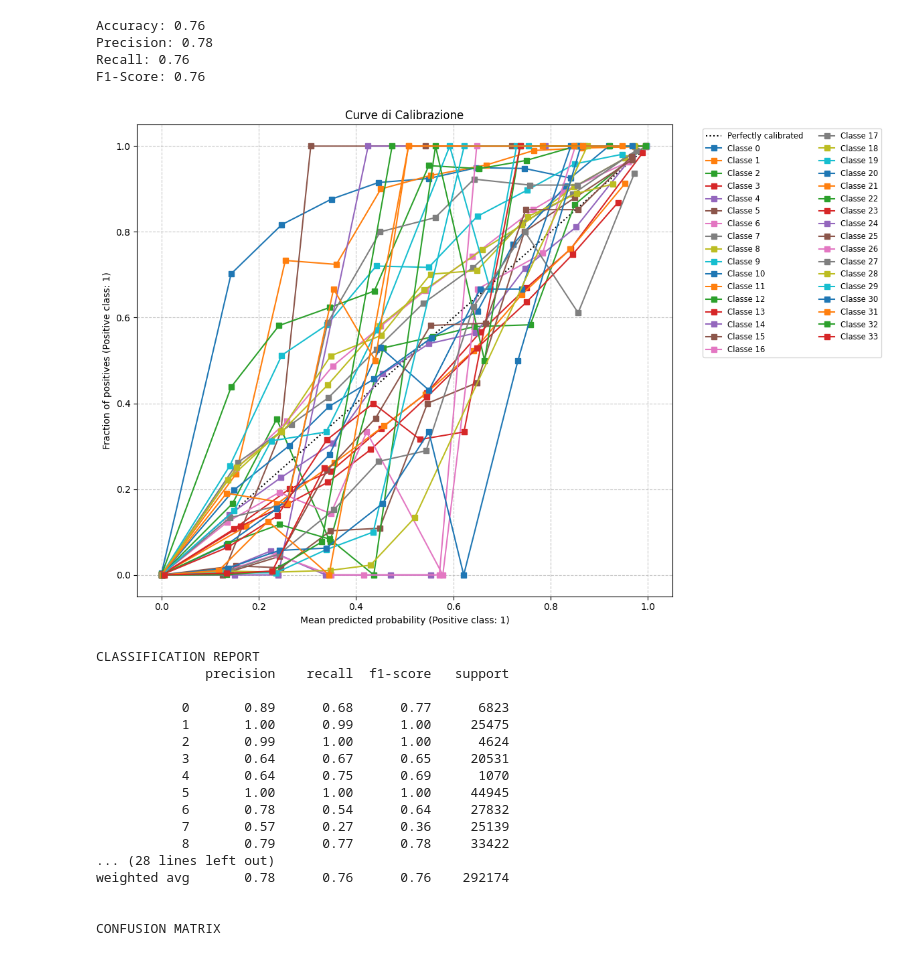
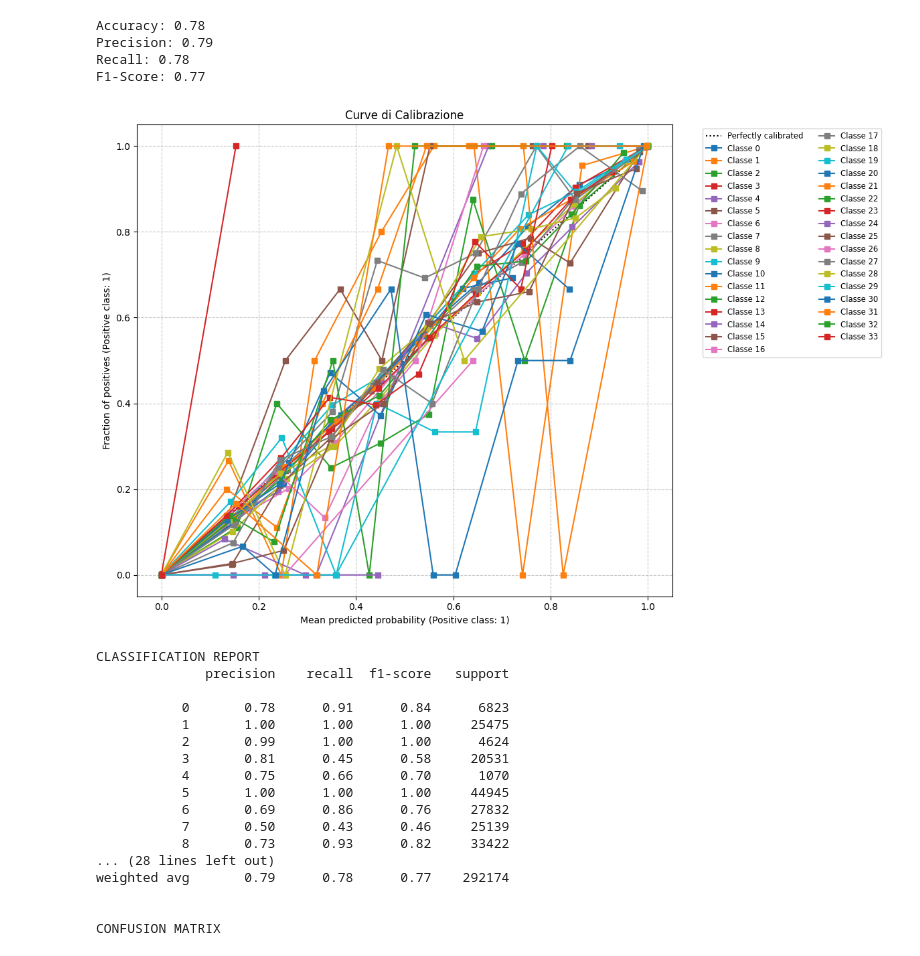
Before and after one commit to MattiaChiari/ML-Network-Traffic-Analysis, a Jupyter notebook: Py/index.ipynb, the cells around one changed output. Cells and saved outputs as stored; diff of their text form; code cells hidden in the pictures.

Commit message:
Aggiunto Sampling e correzzione feature

```diff
--- a/Py/index.ipynb
+++ b/Py/index.ipynb
@@ -333,6 +398,7 @@ weighted avg       0.79      0.78      0.77    292174
 CONFUSION MATRIX
 [figure]
 # %%
+
 # XGboost
 from xgboost import XGBClassifier
 from sklearn.metrics import accuracy_score, precision_score, recall_score, f1_score
@@ -340,8 +406,27 @@ from sklearn.utils.class_weight import compute_sample_weight
 
 X_train, X_test, y_train, y_test = train_test_split(X, y, test_size=0.2, random_state=42)
 
+# -- Oversampling e Undersampling --
+MAX_RIGHE = 15000
+MIN_RIGHE = 3000
+
+#Funzioni per il calcolo dei conteggi, necessarie per utilizzare il calibratore. (se non lo mettessimo quandoil calibrtore divide i dati in 3 i smapler vanno in crash)
+def calcola_under(y_al_momento):
+    conteggi = Counter(y_al_momento)
+    return {clas: min(n, MAX_RIGHE) for clas, n in conteggi.items()}
+
+def calcola_over(y_al_momento):
+    conteggi = Counter(y_al_momento)
+    return {clas: max(n, MIN_RIGHE) for clas, n in conteggi.items()}
+
+undersampler = RandomUnderSampler(sampling_strategy=calcola_under, random_state=42)
+oversampler  = SMOTE(sampling_strategy=calcola_over, random_state=42, k_neighbors=3)
+
+
 # Calcolo e assegno pesi differenti a seconda della rarità delle classi, questo sempre dovuto allo sbilanciamento del dataset
-weight = compute_sample_weight(class_weight='balanced', y=y_train)
+# weight = compute_sample_weight(class_weight='balanced', y=y_train)                Non necessario con il sampler
+
+
 xgb_model = XGBClassifier(
     n_estimators=150,
     max_depth=8,               # provo una profondità bassa suggerita da Xgboost
@@ -355,7 +440,13 @@ xgb_model = XGBClassifier(
     random_state=42
 )
 
-calibrated_xgb = CalibratedClassifierCV(xgb_model, method='isotonic', cv=3)
+pipeline_xgb = Pipeline(steps=[
+    ('Riduci_Maggioranza', undersampler),
+    ('Aumenta_Minoranza', oversampler),
+    ('Classificatore_XGB', xgb_model)
+])
+
+calibrated_xgb = CalibratedClassifierCV(pipeline_xgb, method='isotonic', cv=3)
 
 # xgb_model.fit(
     #X_train, y_train,
@@ -364,7 +455,11 @@ calibrated_xgb = CalibratedClassifierCV(xgb_model, method='isotonic', cv=3)
     #verbose=10                         # stampa i progressi ogni 50 alberi
 #)
 
-calibrated_xgb.fit(X_train, y_train, sample_weight=weight)
+calibrated_xgb.fit(
+    X_train,
+    y_train,
+    #sample_weight=weight           #anche questo rimosso dopo aver aggiunto i sampler (non più necessario)
+)
 
 y_pred_xgb = calibrated_xgb.predict(X_test)
 
@@ -409,52 +504,58 @@ cm = confusion_matrix(y_test, y_pred_xgb)
 plt.figure(figsize=(15, 12))
 sns.heatmap(cm, annot=True,fmt='g', annot_kws={"size":7}, cmap='Blues',cbar=True)
 plt.title('XGboost')
 plt.xlabel('Classe Predetta')
 plt.ylabel('Classe Reale')
 plt.show()
 
 # TEST
 # Prova con n_estimators = 100 e test/train di 80%20% e learning_rate=0.1, Risultati: Accuracy: 0.74, Precision: 0.78, Recall: 0.74, F1-Score: 0.74 T_Esec: 3:37
 # Prova con n_estimators = 100 e test/train di 80%20% e learning_rate=0.2, Risultati: Accuracy: 0.75, Precision: 0.78, Recall: 0.75, F1-Score: 0.75 T_Esec: 3:57
 # Prova con n_estimators = 100 e test/train di 80%20% e learning_rate=0.5, Risultati: Accuracy: 0.74, Precision: 0.77, Recall: 0.74, F1-Score: 0.74 T_Esec: :49 -- In questo test è scattato l'early-stop a 24 giri
 # Prova con n_estimators = 100 e test/train di 80%20% e learning_rate=0.5, Risultati: Accuracy: 0.74, Precision: 0.77, Recall: 0.74, F1-Score: 0.74 T_Esec: 1:29 -- in questo ho aumentato l'early-stop da 10 a 20
 
 # Prova con n_estimators = 300 e test/train di 80%20% e learning_rate=0.2, Risultati: Accuracy: 0.76, Precision: 0.78, Recall: 0.76, F1-Score: 0.76 T_Esec 10:00 -- Noto che dal 100 giro in poi il miglioramento è minimo
 
 # Prova con n_estimators = 150 e test/train di 80%20%, learning_rate=0.2 e max_depth=8, Risultati: Accuracy: 0.77, Precision: 0.78, Recall: 0.77, F1-Score: 0.76 -- Modifico il max_depth da 4 a 8, l'accuratezza è aumentata ma non notevolemnte
 # Prova con n_estimators = 150 e test/train di 80%20%, learning_rate=0.2 e max_depth=16, Risultati: Accuracy: 0.77, Precision: 0.78, Recall: 0.77, F1-Score: 0.76 T_Esec: 3:20 --Modifico il max_depth da 8 a 16, nessun miglioramento
 
 # Prova con n_estimators = 150 e test/train di 80%20%, learning_rate=0.2 e max_depth=8, Risultati: Accuracy: 0.77, Precision: 0.78, Recall: 0.77, F1-Score: 0.76 T_Esec: 6,16 -- Dopo aver rimosso subsample e colsample_bytree. nessun miglioramento, solo aumento di tempo di esecuzione
 
 # OSSERVAZIONI
 # Nonostante i vari test fatti il modello raggiunge uno stallo di accuratezza al 77%, L'uso di subsample=0.6 e colsample_bytree=0.6 ha ridotto notevolmente i tempi nonostante non abbia influito sull'efficacia del modello
 # L'unico test rimasto da effettuare per verificare un eventuale aumento dell'efficacia di questi ultimi due modelli è aumentare il numero di alberi notevolemnte. ma questo causa un aumento importante dei tempi di esecuzione,
 # rendendo obbbligatorio effettuare test su dataset di dimensioni notevolemnte minori (quindi con il rischio di perdere realisticità)
 # Anche con questo modello i risultati non sono sufficienti endendo necessario il passaggio ad architetture di Deep Learning (Reti Neurali)
 
 # TEST 2
 # Aggiungo calibrazione con CalibratedClassifierCV, Risultati:Accuracy: 0.76, Precision: 0.78, Recall: 0.76, F1-Score: 0.76 -- Per poter aggiungere questa ho dovuto eliminare l'early_stop.
 # Il grafico sembra abbastanza confusionario, anche se la percentuale di accuratezza e F1 è molto simile a quella del Random Forest, questo modello mostra meno affidabilità
+
+#Test 3
+# Aggiunto Oversampling e Undersampling Risultati:Accuracy: 0.78 Precision: 0.7 Recall: 0.78 F1-Score: 0.77 T_esec: 8:37 (MAX_RIGHE = 15000, MIN_RIGHE = 3000)
+# Applicando Oversampling e Undersampling l'accuratezza totale è aumentata e il macroF1 ha raggiungoto 0,59. tmepi un po lunghi
+
+# Dopo ver riaggiunto tre colonne: Header Lenght, psh_flag_number e rst_flag_number Risultati: Accuracy: 0.78 Precision: 0.79 Recall: 0.78 F1-Score: 0.77 macro avg: 0.60 T_esec: 4:07
 # %% [output]
-Accuracy: 0.76
-Precision: 0.78
-Recall: 0.76
-F1-Score: 0.76
+Accuracy: 0.78
+Precision: 0.79
+Recall: 0.78
+F1-Score: 0.77
-[figure, old version]
+[figure, new version]
 CLASSIFICATION REPORT
               precision    recall  f1-score   support
 
-           0       0.89      0.68      0.77      6823
-           1       1.00      0.99      1.00     25475
+           0       0.78      0.91      0.84      6823
+           1       1.00      1.00      1.00     25475
            2       0.99      1.00      1.00      4624
-           3       0.64      0.67      0.65     20531
-           4       0.64      0.75      0.69      1070
+           3       0.81      0.45      0.58     20531
+           4       0.75      0.66      0.70      1070
            5       1.00      1.00      1.00     44945
-           6       0.78      0.54      0.64     27832
-           7       0.57      0.27      0.36     25139
-           8       0.79      0.77      0.78     33422
+           6       0.69      0.86      0.76     27832
+           7       0.50      0.43      0.46     25139
+           8       0.73      0.93      0.82     33422
 ... (28 lines left out)
-weighted avg       0.78      0.76      0.76    292174
+weighted avg       0.79      0.78      0.77    292174
 
 
 CONFUSION MATRIX
```
Also changed, not shown: parts of 7 cells of this notebook, 1 other file.
